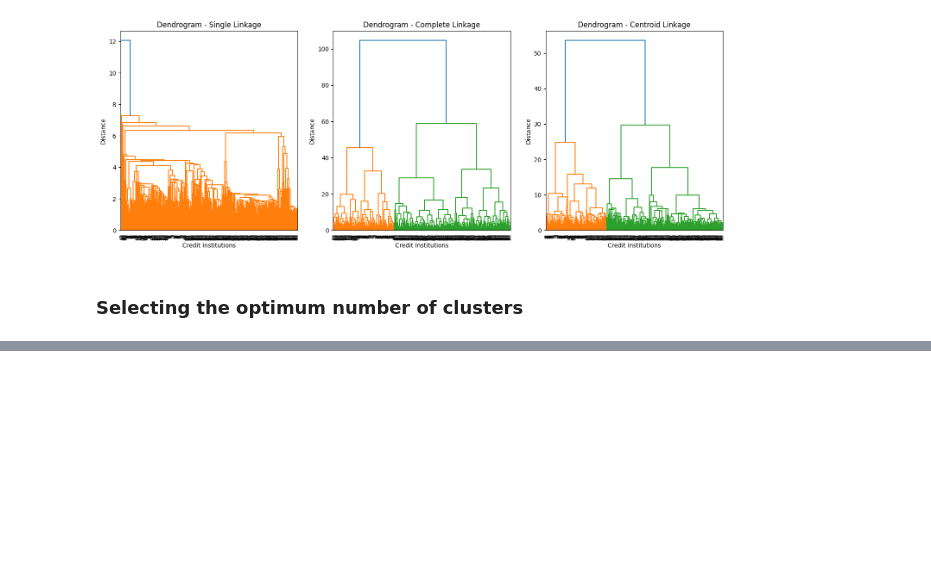
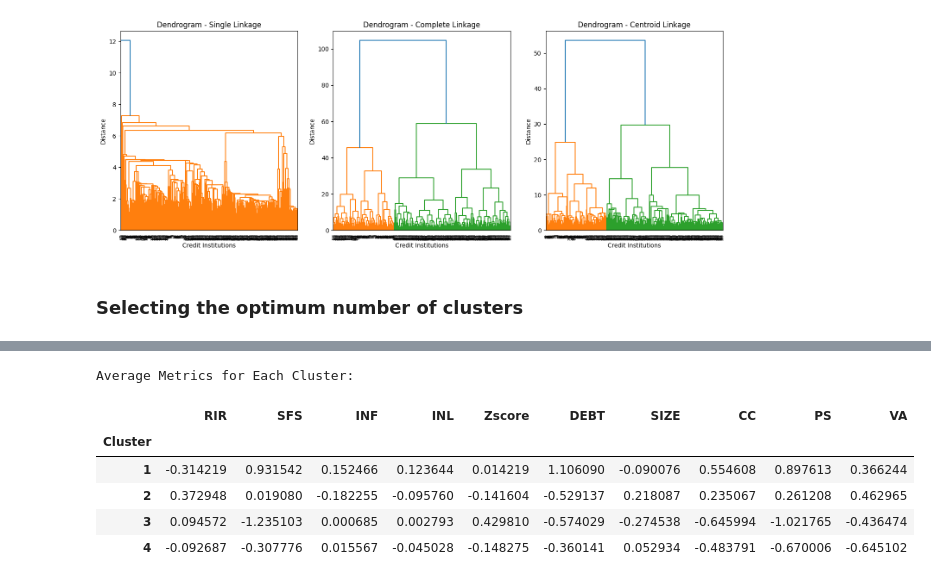
Before and after one commit to isamuelpatrick/BankingInsights-UEMOA, a Jupyter notebook: Bank clustering.ipynb, the cells around one changed output, grey strips where cells are left out. Saved outputs shown, nothing was run; the diff lists cells and outputs as text; code cells hidden in the pictures; blank space fills up the shorter version.

```diff
--- a/Bank clustering.ipynb
+++ b/Bank clustering.ipynb
@@ -561,0 +625,17 @@ ModuleNotFoundError: No module named 'gap_statistic'
+# %%
+# using the orginal dataframe
+data = uemoa_df_filtered.drop(columns=['Countries', 'Banks','Outlier_Label'])
+
+# Perform hierarchical clustering
+linkage_matrix = linkage(data, method='centroid')
+
+num_clusters = 4
+
+clusters = fcluster(linkage_matrix, t=num_clusters, criterion='maxclust')
+
+# Add cluster labels to the original DataFrame
+uemoa_df_filtered['Cluster'] = clusters
+
+# Display the updated DataFrame with cluster labels
+print("Dataset with Cluster Labels:")
+uemoa_df_filtered.head(3)
@@ -561,0 +648,20 @@ ModuleNotFoundError: No module named 'gap_statistic'
+# %%
+
+cluster_labels = uemoa_df_filtered['Cluster']
+# drop text columns
+cluster_metrics = uemoa_df_filtered.drop(columns = ['Countries_Num', 'id', 'Countries', 'Banks', 'Year', 'Outlier_Label'])
+
+# Calculate average metrics for each cluster
+average_metrics = cluster_metrics.groupby('Cluster').mean()
+
+# Display the average metrics for each cluster
+print("Average Metrics for Each Cluster:")
+average_metrics
+# %% [output]
+Average Metrics for Each Cluster:
+|  | RIR | SFS | INF | INL | Zscore | DEBT | SIZE | CC | PS | VA |
+| Cluster |  |  |  |  |  |  |  |  |  |  |
+| 1 | -0.314219 | 0.931542 | 0.152466 | 0.123644 | 0.014219 | 1.106090 | -0.090076 | 0.554608 | 0.897613 | 0.366244 |
+| 2 | 0.372948 | 0.019080 | -0.182255 | -0.095760 | -0.141604 | -0.529137 | 0.218087 | 0.235067 | 0.261208 | 0.462965 |
+| 3 | 0.094572 | -1.235103 | 0.000685 | 0.002793 | 0.429810 | -0.574029 | -0.274538 | -0.645994 | -1.021765 | -0.436474 |
+| 4 | -0.092687 | -0.307776 | 0.015567 | -0.045028 | -0.148275 | -0.360141 | 0.052934 | -0.483791 | -0.670006 | -0.645102 |
```
Also changed, not shown: parts of 9 cells of this notebook.
